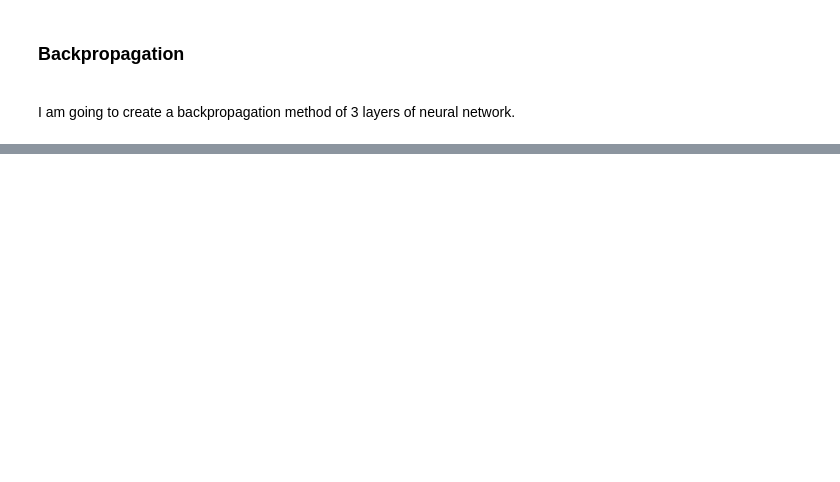
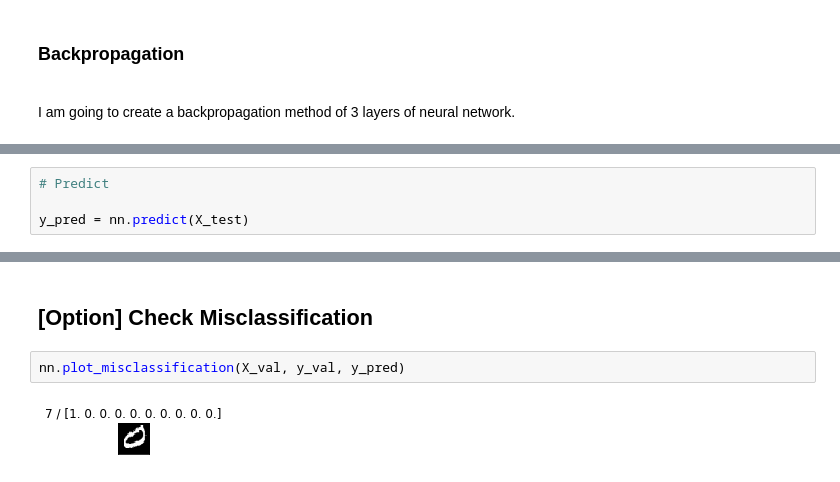
Before and after one commit to egupiii/dic_ml, a Jupyter notebook: sprint10/sprint10-dl-scratch-neural-network.ipynb, the cells around one changed output, grey strips where cells are left out. Drawn from its saved outputs; the diff is of its cells as text; blank space fills up the shorter version.

```diff
--- a/sprint10/sprint10-dl-scratch-neural-network.ipynb
+++ b/sprint10/sprint10-dl-scratch-neural-network.ipynb
@@ -565,0 +765,4 @@ AttributeError: 'Backpropagation' object has no attribute 'weight'
+# %%
+# Predict
+
+y_pred = nn.predict(X_test)
@@ -565,0 +789,6 @@ AttributeError: 'Backpropagation' object has no attribute 'weight'
+# %% [markdown]
+## [Option] Check Misclassification
+# %%
+nn.plot_misclassification(X_val, y_val, y_pred)
+# %% [output]
+[figure, added]
```
Also changed, not shown: parts of 14 cells of this notebook.
